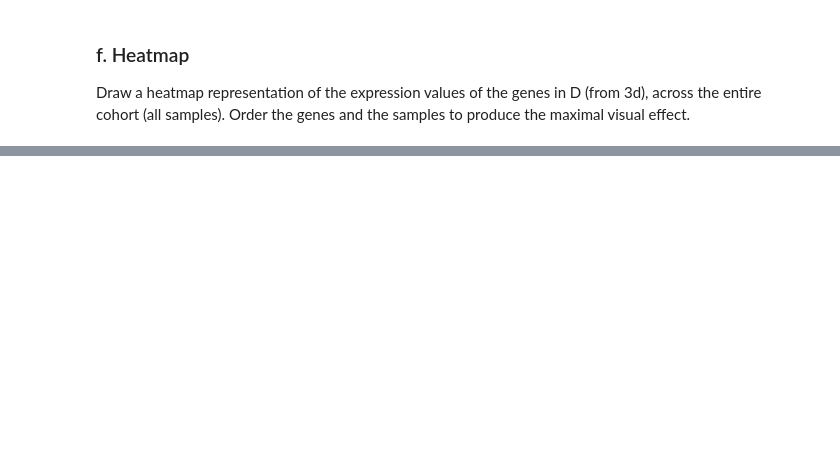
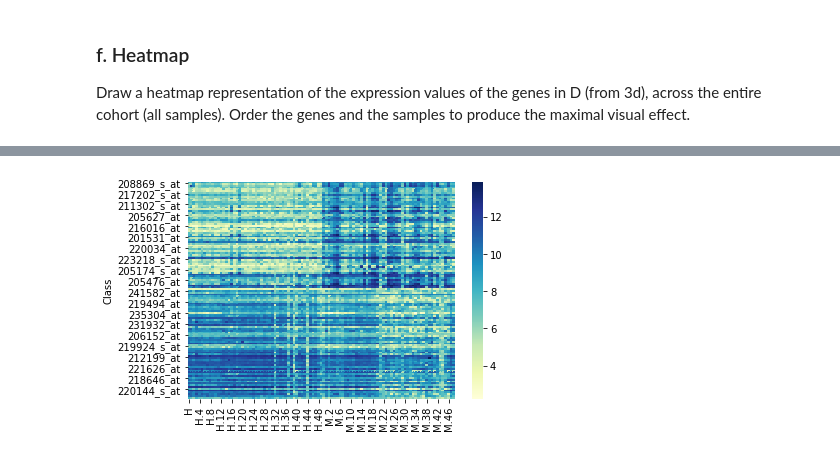
Before and after one commit to ihadanny/stat3620, a Jupyter notebook: HW4_034537969_322156159.ipynb, the cells around one changed output, grey strips where cells are left out. Cells and saved outputs as stored; diff of their text form; code cells hidden in the pictures; blank space fills up the shorter version.

```diff
--- a/HW4_034537969_322156159.ipynb
+++ b/HW4_034537969_322156159.ipynb
@@ -363,0 +404,5 @@ Draw a heatmap representation of the expression values of the genes in D (from 3
+# %%
+sns.heatmap(D[healthy + ami].astype(float), cmap="YlGnBu")
+plt.show()
+# %% [output]
+[figure, added]
```
Also changed, not shown: parts of 13 cells of this notebook.
